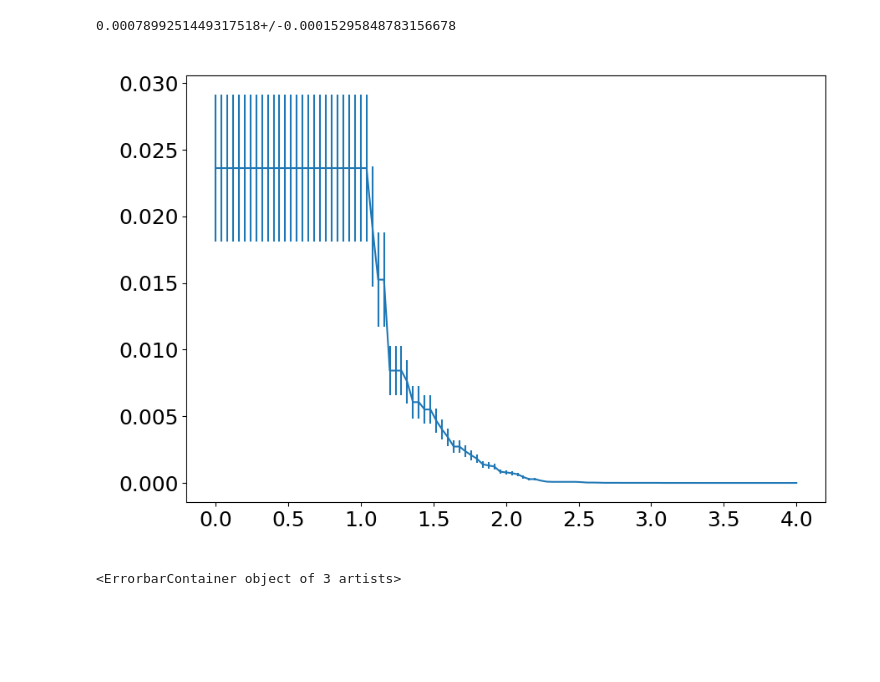
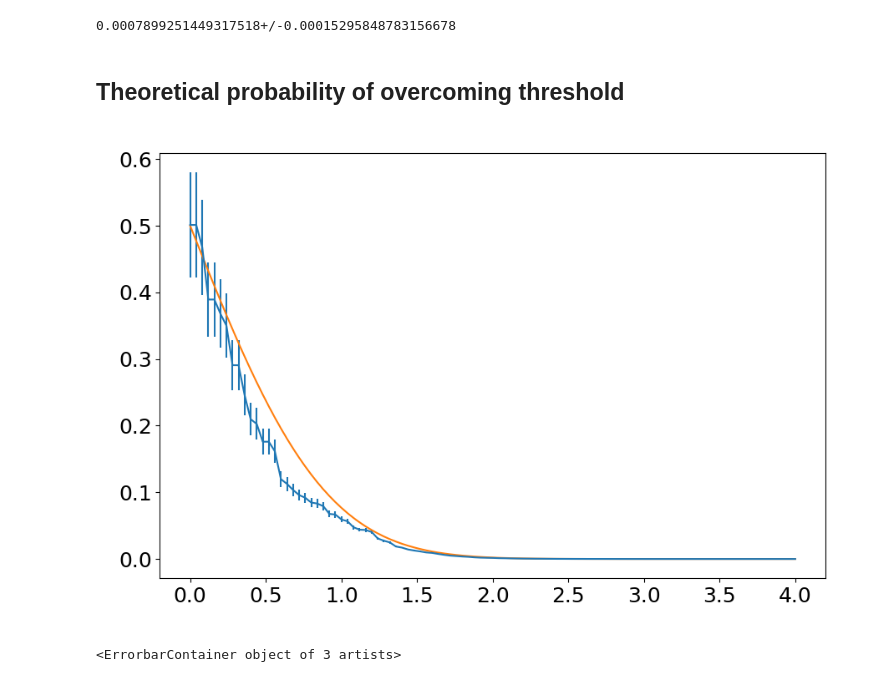
Before and after one commit to AlessandroLovo/REA-Veros, a Jupyter notebook: demo/visualize.ipynb, the cells around one changed output. Drawn from its saved outputs; the diff is of its cells as text; code cells hidden in the pictures; blank space fills up the shorter version.

Commit message:
Introducing the theoretical formula

```diff
--- a/demo/visualize.ipynb
+++ b/demo/visualize.ipynb
@@ -86,20 +87,36 @@ def expectation(func, **kwargs):
 expectation(f, a=2)
 # %% [output]
 0.0007899251449317518+/-0.00015295848783156678
+# %% [markdown]
+## Theoretical probability of overcoming threshold
+# %%
+lam = 1
+sig = 1
+def ou_var(t):
+    return sig**2/(2*lam)*(1 - np.exp(-2*lam*t))
+
+cum_gaus = lambda x: 0.5*(1 + ss.erf(x/np.sqrt(2)))
+
+overcoming_prob = lambda x,v: cum_gaus(-x/np.sqrt(v))
+# %%
+t = rec_trajs['r001'][-1,0]
+v = ou_var(t)
 # %%
 a = np.linspace(0,4,101)
 
 e = np.array([expectation(f, a=_a) for _a in a])
+e_th = overcoming_prob(a,v)
 # %%
 plt.close(2)
 fig,ax = plt.subplots(figsize=(9,6))
 
 uplt.plot(a,e)
+plt.plot(a, e_th)
 # plt.plot(a,uplt.std_dev(e)/uplt.nominal_value(e))
 
 fig.tight_layout()
 # %% [output]
-[figure, old version]
+[figure, new version]
 # %%
 uplt.plot(a,e)
 # plt.plot(a,uplt.std_dev(e)/uplt.nominal_value(e))
```
Also changed, not shown: parts of 3 cells of this notebook.
